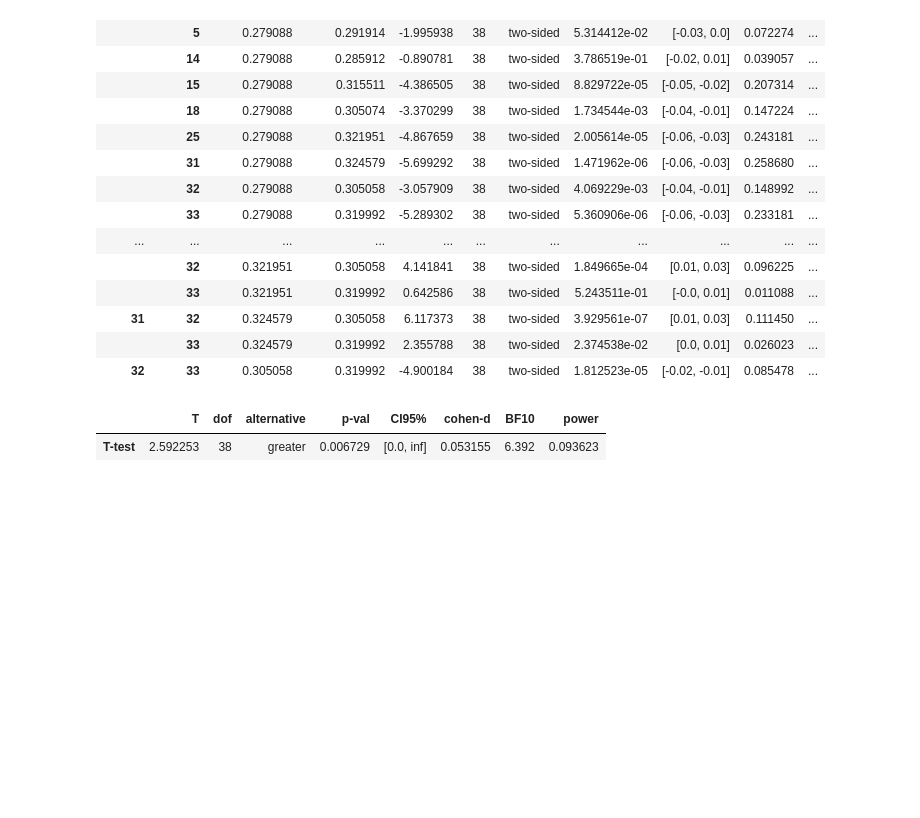
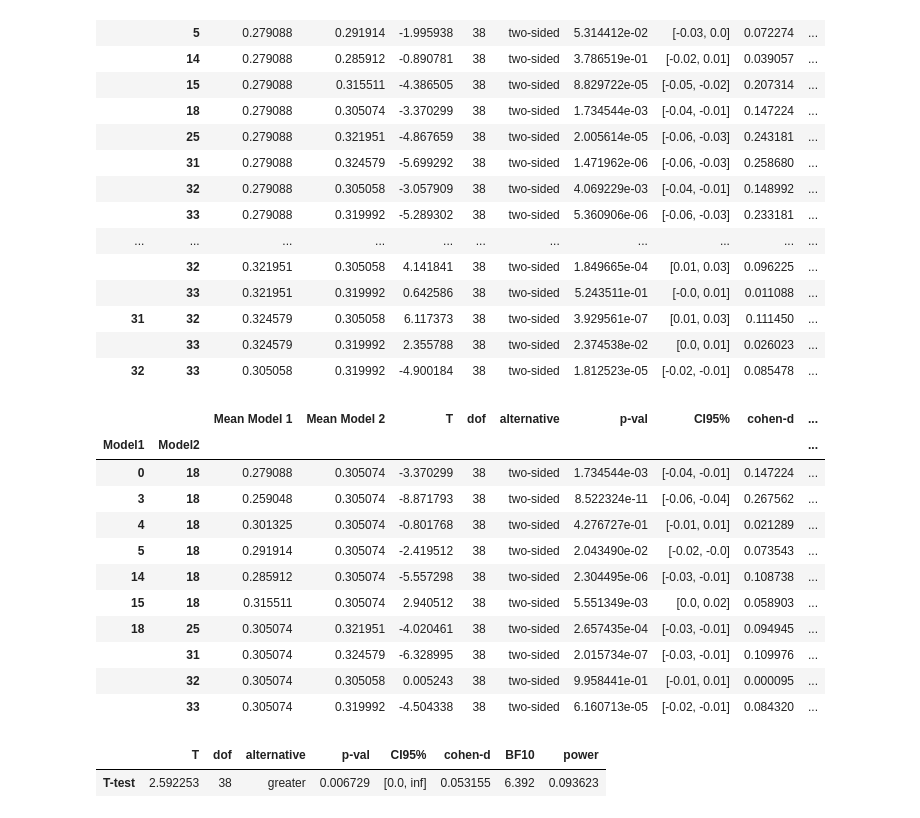
Before and after one commit to Gilles86/neural_priors, a Jupyter notebook: notebooks/fmri_models_analysis.ipynb, the cells around one changed output. Cells and saved outputs as stored; diff of their text form; code cells hidden in the pictures; blank space fills up the shorter version.

```diff
--- a/notebooks/fmri_models_analysis.ipynb
+++ b/notebooks/fmri_models_analysis.ipynb
@@ -351,6 +351,21 @@ compare_res_est
 | 31 | 32 | 0.324579 | 0.305058 | 6.117373 | 38 | two-sided | 3.929561e-07 | [0.01, 0.03] | 0.111450 | ... |
 |  | 33 | 0.324579 | 0.319992 | 2.355788 | 38 | two-sided | 2.374538e-02 | [0.0, 0.01] | 0.026023 | ... |
 | 32 | 33 | 0.305058 | 0.319992 | -4.900184 | 38 | two-sided | 1.812523e-05 | [-0.02, -0.01] | 0.085478 | ... |
+# %%
+compare_res_est.reset_index()[(compare_res_est.reset_index().Model1 == 18) | (compare_res_est.reset_index().Model2 == 18)].set_index(['Model1', 'Model2'])
+# %% [output]
+|  |  | Mean Model 1 | Mean Model 2 | T | dof | alternative | p-val | CI95% | cohen-d | ... |
+| Model1 | Model2 |  |  |  |  |  |  |  |  | ... |
+| 0 | 18 | 0.279088 | 0.305074 | -3.370299 | 38 | two-sided | 1.734544e-03 | [-0.04, -0.01] | 0.147224 | ... |
+| 3 | 18 | 0.259048 | 0.305074 | -8.871793 | 38 | two-sided | 8.522324e-11 | [-0.06, -0.04] | 0.267562 | ... |
+| 4 | 18 | 0.301325 | 0.305074 | -0.801768 | 38 | two-sided | 4.276727e-01 | [-0.01, 0.01] | 0.021289 | ... |
+| 5 | 18 | 0.291914 | 0.305074 | -2.419512 | 38 | two-sided | 2.043490e-02 | [-0.02, -0.0] | 0.073543 | ... |
+| 14 | 18 | 0.285912 | 0.305074 | -5.557298 | 38 | two-sided | 2.304495e-06 | [-0.03, -0.01] | 0.108738 | ... |
+| 15 | 18 | 0.315511 | 0.305074 | 2.940512 | 38 | two-sided | 5.551349e-03 | [0.0, 0.02] | 0.058903 | ... |
+| 18 | 25 | 0.305074 | 0.321951 | -4.020461 | 38 | two-sided | 2.657435e-04 | [-0.03, -0.01] | 0.094945 | ... |
+|  | 31 | 0.305074 | 0.324579 | -6.328995 | 38 | two-sided | 2.015734e-07 | [-0.03, -0.01] | 0.109976 | ... |
+|  | 32 | 0.305074 | 0.305058 | 0.005243 | 38 | two-sided | 9.958441e-01 | [-0.01, 0.01] | 0.000095 | ... |
+|  | 33 | 0.305074 | 0.319992 | -4.504338 | 38 | two-sided | 6.160713e-05 | [-0.02, -0.01] | 0.084320 | ... |
 # %%
 pg.ttest(x=rez_est[4], y=rez_est[5], paired=True, alternative='greater')
 # %% [output]
```
Also changed, not shown: parts of 6 cells of this notebook.
